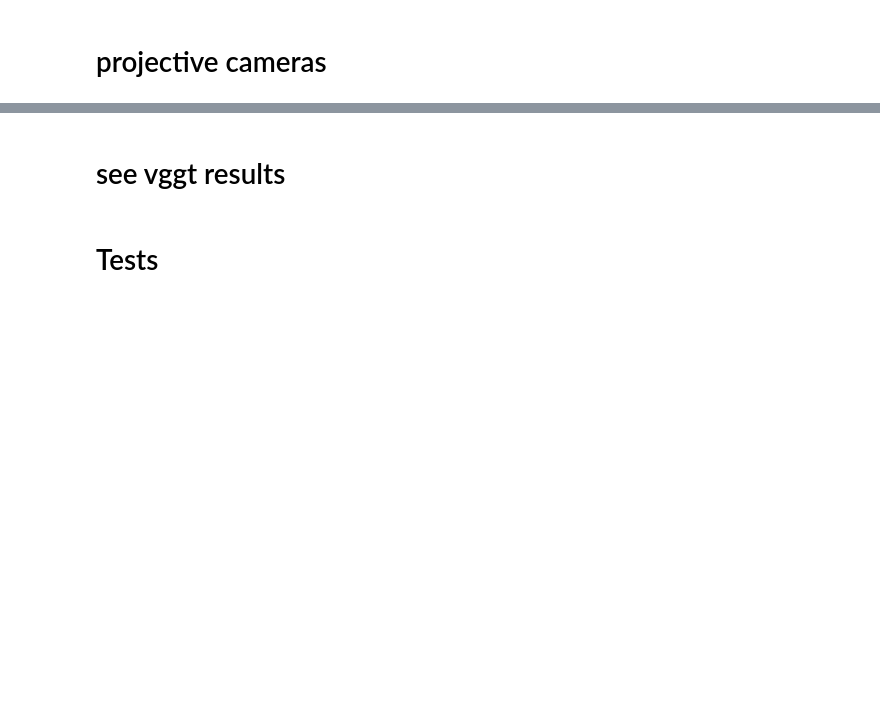
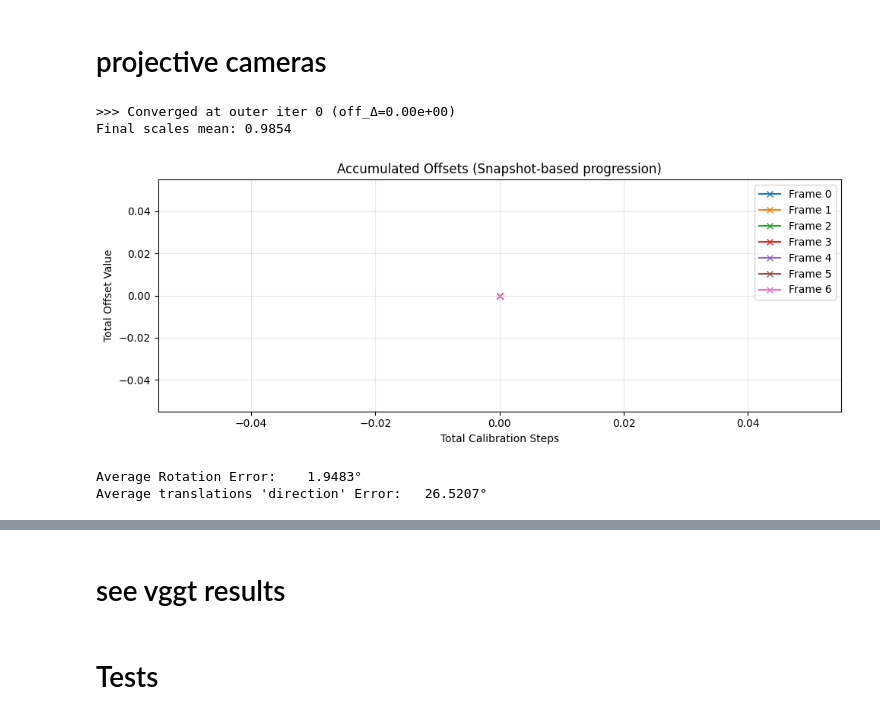
Before and after one commit to manel-ferreira-01/trackers, a Jupyter notebook: test.ipynb, the cells around one changed output, grey strips where cells are left out. Cells and saved outputs as stored; diff of their text form; code cells hidden in the pictures; blank space fills up the shorter version.

```diff
--- a/test.ipynb
+++ b/test.ipynb
@@ -1185,2 +481,35 @@ print("Reconstruction complete.")
+# %%
+from src.affine_estimation import run_reconstruction
+
+results = run_reconstruction(
+    W_mat=W_mat,
+    lambda_mat=lambda_mat,
+    num_outer_iterations=300,
+    num_inner_iterations=0,
+    num_calib_steps=0,
+    outer_tol=1e-3,
+    inner_tol=1e-4,
+    calib_rank=4,
+    plot=True,
+    verbose=True,
+)
+
+cam_lists      = results["cam_lists"]
+motion         = results["motion"]
+shape          = results["shape"]
+total_offsets  = results["total_offsets"]
+current_scales = results["current_scales"]
+final_lambda    = (lambda_mat + total_offsets[:, None]) * 1/current_scales[:, None]
+
+filtered_cams_gt = gt_camera_matrices[frame_start:frame_cut:frame_skip]
+result = compare_3x4_trajectories(cam_lists, filtered_cams_gt)
+print(f"Average Rotation Error:    {result['mean_rot']:.4f}°")
+print(f"Average translations 'direction' Error:   {result['mean_dir']:.4f}°")
+# %% [output]
+>>> Converged at outer iter 0 (off_Δ=0.00e+00)
+Final scales mean: 0.9854
+[figure, added]
+Average Rotation Error:    1.9483°
+Average translations 'direction' Error:   26.5207°
 # %%
 from auxiliar.depth_tensor_viz import k3d_3d_plot
```
Also changed, not shown: parts of 48 cells of this notebook, 11 other files.
